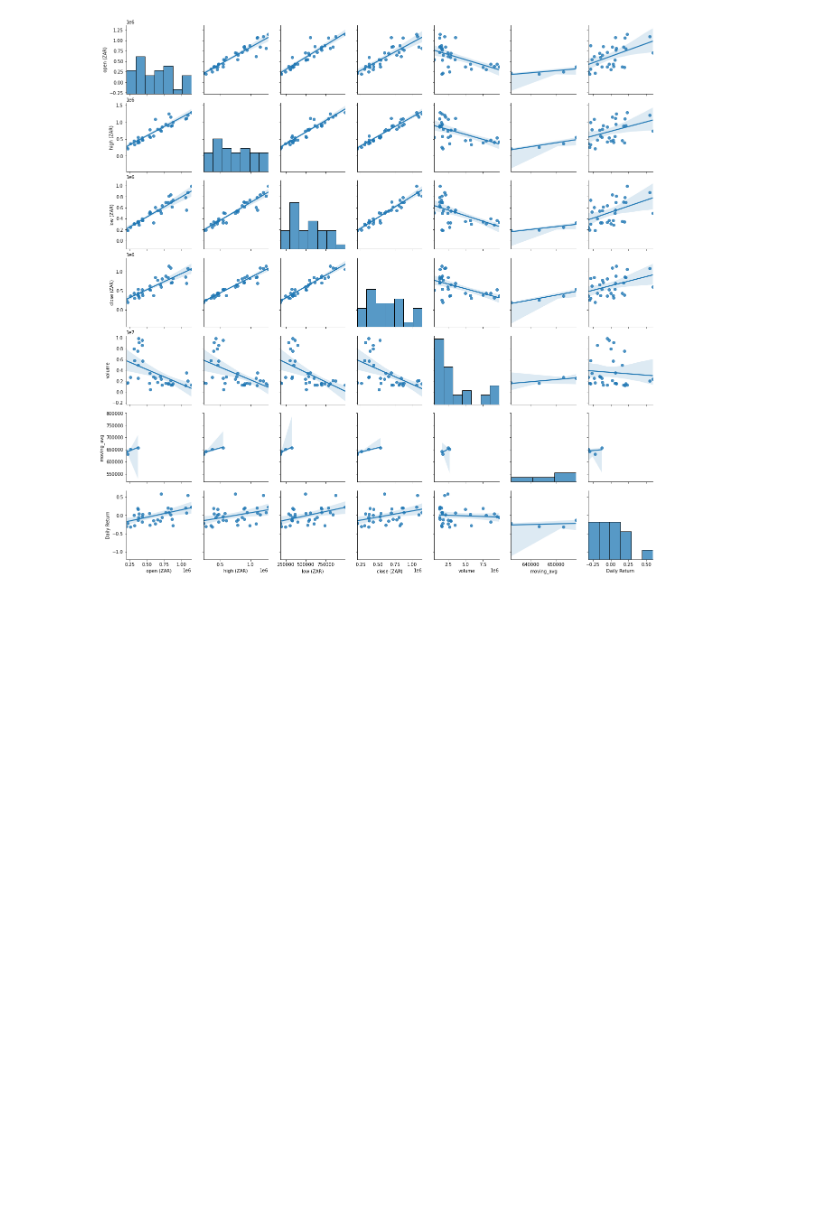
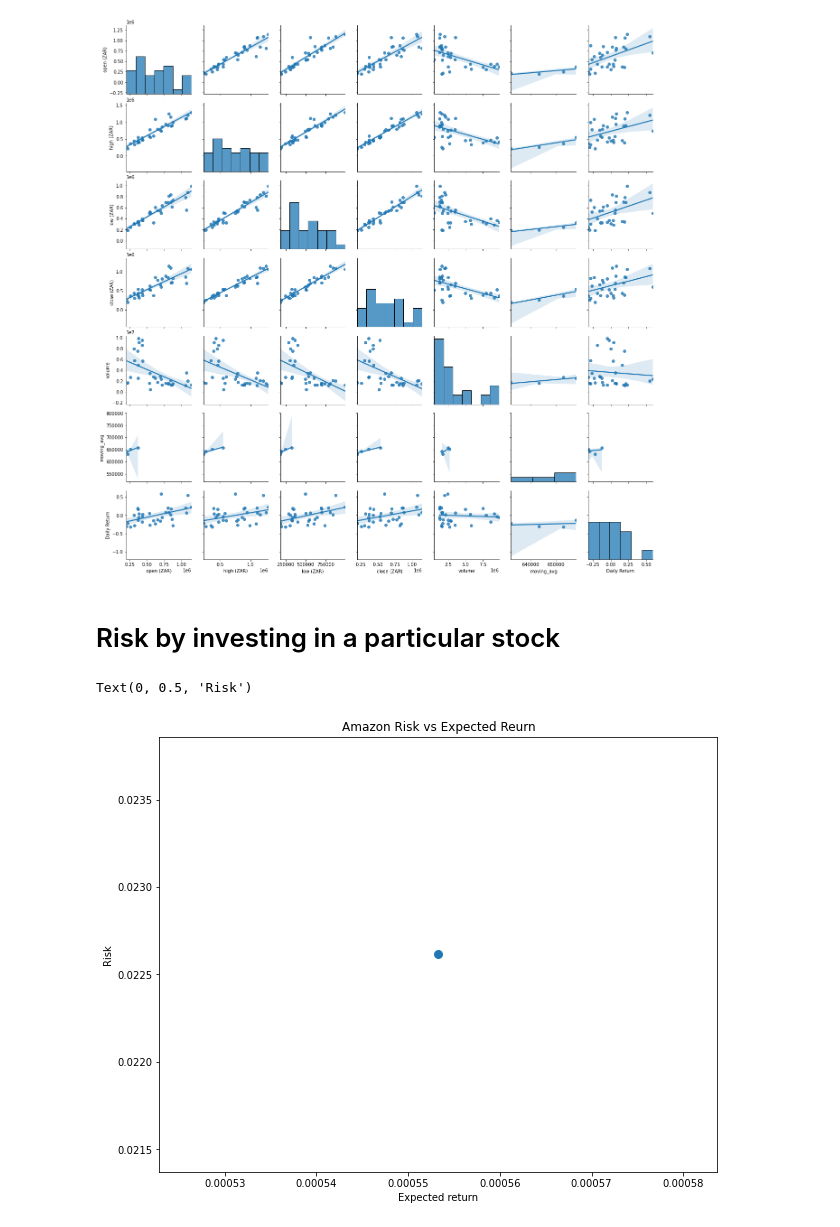
Before and after one commit to kwanda2426/kwanda_mlondi, a Jupyter notebook: mlondi_notebook.ipynb, the cells around one changed output. Drawn from its saved outputs; the diff is of its cells as text; code cells hidden in the pictures; blank space fills up the shorter version.

```diff
--- a/mlondi_notebook.ipynb
+++ b/mlondi_notebook.ipynb
@@ -445,3 +445,20 @@ sns.pairplot(bitcoin_df, kind='reg')
 # %% [output]
 <seaborn.axisgrid.PairGrid at 0x...>
 [figure]
+# %% [markdown]
+# Risk by investing in a particular stock
+# %%
+# Amazon
+
+rets = amazon_df['Adj Close'].pct_change()
+
+area = np.pi * 20
+
+plt.figure(figsize=(10, 8))
+plt.scatter(rets.mean(), rets.std(), s=area)
+plt.title('Amazon Risk vs Expected Reurn')
+plt.xlabel('Expected return')
+plt.ylabel('Risk')
+# %% [output]
+Text(0, 0.5, 'Risk')
+[figure, added]
```
Also changed, not shown: parts of 5 cells of this notebook.
